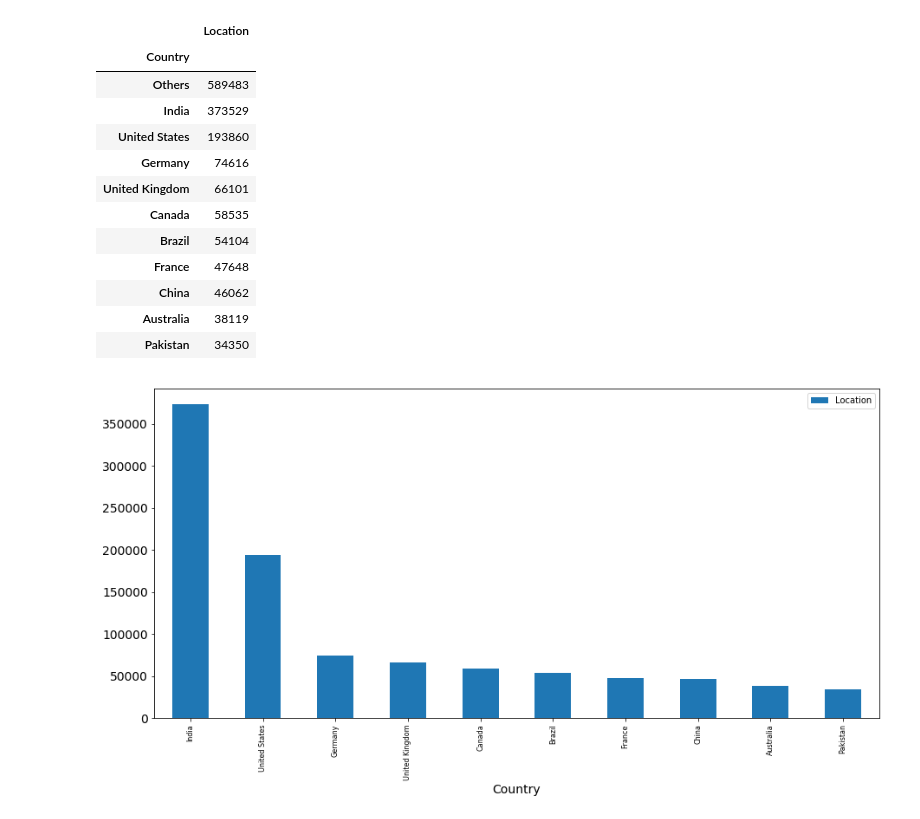
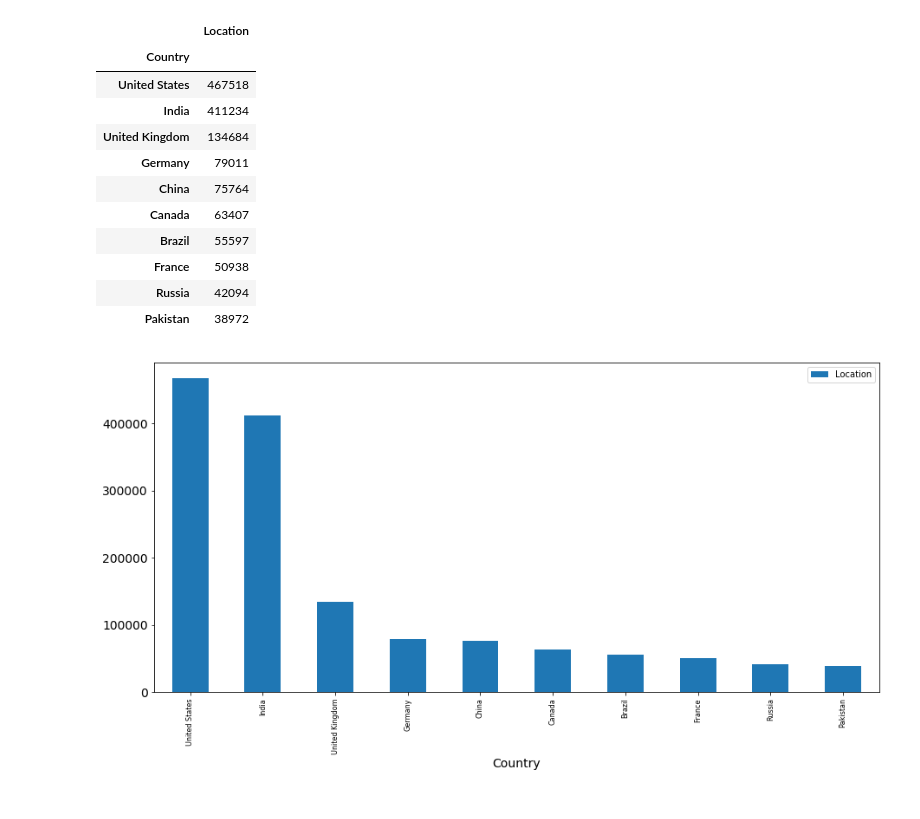
Before and after one commit to schmitzlucien/bigdata-stackoverflow, a Jupyter notebook: Project_dask_plot_location.ipynb, the cells around one changed output. Cells and saved outputs as stored; diff of their text form; code cells hidden in the pictures.

```diff
--- a/Project_dask_plot_location.ipynb
+++ b/Project_dask_plot_location.ipynb
@@ -22,17 +35,36 @@ for line in content:
-# %%
-def find_which_country(countries, location):
-    if isinstance(location, str):
-        for index, country in enumerate(countries):
-            for word in country:
-                if word in location:
-                    return countries[index][0]
-    return 'Others'
+# %%
+def find_which_country(countries, cities, location):
+    # US states
+    states=[' AL',' AK',' AZ',' AR',' CA',' CO',' CT',' DE',' FL',' GA',' HI', \
+        ' ID',' IL',' IN',' IA',' KS',' KY',' LA',' ME',' MD',' MA',' MI', \
+        ' MN',' MS',' MO',' MT',' NE',' NV',' NH',' NJ',' NM',' NY',' NC', \
+        ' ND',' OH',' OK',' OR',' PA',' RI',' SC',' SD',' TN',' TX',' UT', \
+        ' VT',' VA',' WA',' WV',' WI',' WY',' DC']
+    if isinstance(location, str):
+        loc=location.lower()
+        # check if country can be found in location
+        for index, country in enumerate(countries):
+            for word in country:
+                if word.lower() in loc:
+                    return countries[index][0]
+        #check if first word in location is a known city
+        words=location.split(',')
+        city=words[0].lower()
+        cntry=cities.get(city, 'N/A')
+        if cntry != 'N/A':
+            return cntry
+        # check for US states
+        for state in states:
+            if state in location:
+                return 'United States'
+    return 'Others'
 # %%
-df = dd.read_csv('Users.csv',usecols=[2,3,4,5])
+df = dd.read_csv('Users.csv',usecols=[2,3,4,5]).dropna()
 df = df.astype({'CreationDate': 'datetime64', 'LastAccessDate': 'datetime64'})
 # %%
-df['Country']=df.apply(lambda row: find_which_country(countries, row['Location']), axis=1)
-df_group=df.groupby(df['Country']).count().compute()
+df['Country']=df.apply(lambda row: find_which_country(countries, cities, row['Location']), axis=1)
+df_others_excluded=df[df.Country != 'Others']
+df_group=df_others_excluded.groupby(df_others_excluded['Country']).count().compute()
 
 df_group.info()
 # %% [output]
@@ -74,24 +106,23 @@ df_group
 # %%
 plt.rcParams["axes.labelsize"] = 14
 plt.rcParams["xtick.labelsize"] =8
 plt.rcParams["ytick.labelsize"] = 14
 plt.rcParams["figure.figsize"] = [15, 7]
-d1 = df_group.sort_values('Location', ascending=False).nlargest(11, 'Location')
-d1[1:].plot.bar()
+d1 = df_group.sort_values('Location', ascending=False).nlargest(10, 'Location')
+d1.plot.bar()
 d1
 # %% [output]
 |  | Location |
 | Country |  |
-| Others | 589483 |
-| India | 373529 |
-| United States | 193860 |
-| Germany | 74616 |
-| United Kingdom | 66101 |
-| Canada | 58535 |
-| Brazil | 54104 |
-| France | 47648 |
-| China | 46062 |
-| Australia | 38119 |
-| Pakistan | 34350 |
+| United States | 467518 |
+| India | 411234 |
+| United Kingdom | 134684 |
+| Germany | 79011 |
+| China | 75764 |
+| Canada | 63407 |
+| Brazil | 55597 |
+| France | 50938 |
+| Russia | 42094 |
+| Pakistan | 38972 |
-[figure, old version]
+[figure, new version]
 # %%
```
Also changed, not shown: parts of 12 cells of this notebook, 2 other files.
